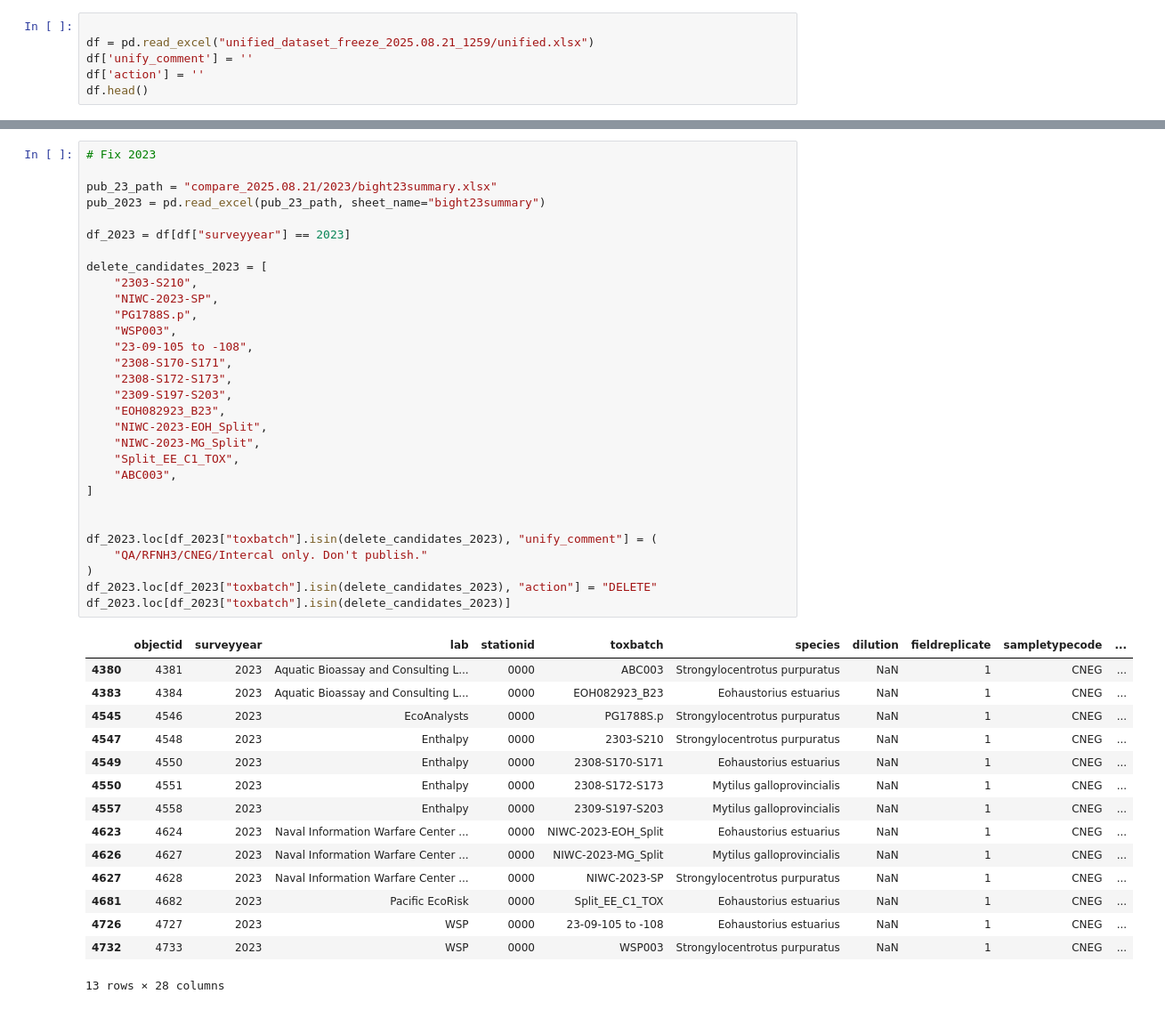
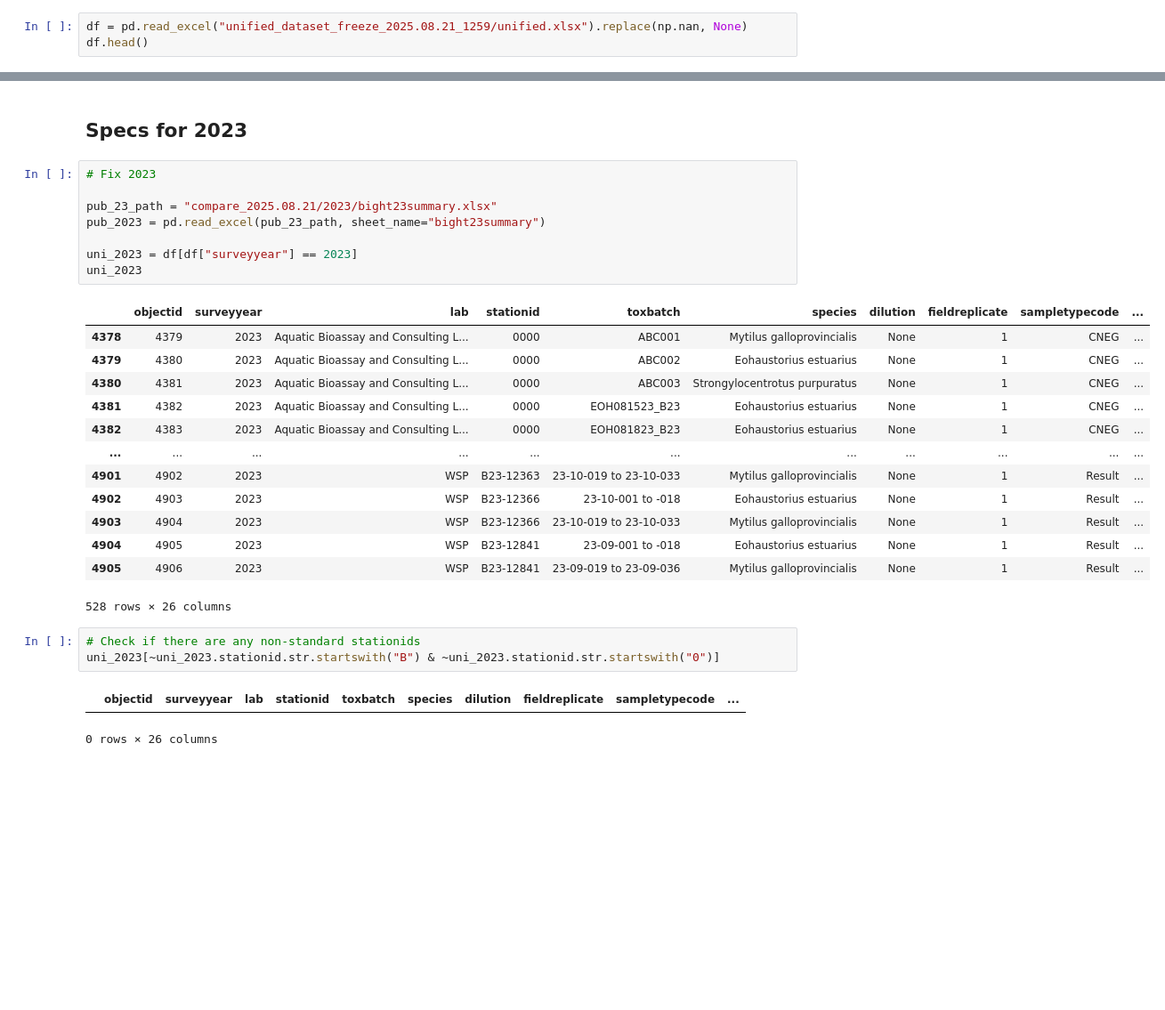
Before and after one commit to SCCWRP/Unify-Bight-Sediment-Toxicity, a Jupyter notebook: unified_edits.ipynb, the cells around one changed output, grey strips where cells are left out. Shown at 89% size. Saved outputs shown, nothing was run; the diff lists cells and outputs as text; blank space fills up the shorter version.

Commit message:
Unify suggested edits with dataset.

```diff
--- a/unified_edits.ipynb
+++ b/unified_edits.ipynb
@@ -5,8 +41,5 @@ from pathlib import Path
 # %%
-
-df = pd.read_excel("unified_dataset_freeze_2025.08.21_1259/unified.xlsx")
-df['unify_comment'] = ''
-df['action'] = ''
+df = pd.read_excel("unified_dataset_freeze_2025.08.21_1259/unified.xlsx").replace(np.nan, None)
 df.head()
 # %% [output]
 |  | objectid | surveyyear | lab | stationid | toxbatch | species | dilution | fieldreplicate | sampletypecode | ... |
@@ -19,46 +52,30 @@ df.head()
+# %% [markdown]
+## Specs for 2023
 # %%
 # Fix 2023
 
 pub_23_path = "compare_2025.08.21/2023/bight23summary.xlsx"
 pub_2023 = pd.read_excel(pub_23_path, sheet_name="bight23summary")
 
-df_2023 = df[df["surveyyear"] == 2023]
-
-delete_candidates_2023 = [
-    "2303-S210",
-    "NIWC-2023-SP",
-    "PG1788S.p",
-    "WSP003",
-    "23-09-105 to -108",
-    "2308-S170-S171",
-    "2308-S172-S173",
-    "2309-S197-S203",
-    "EOH082923_B23",
-    "NIWC-2023-EOH_Split",
-    "NIWC-2023-MG_Split",
-    "Split_EE_C1_TOX",
-    "ABC003",
-]
-
-
-df_2023.loc[df_2023["toxbatch"].isin(delete_candidates_2023), "unify_comment"] = (
-    "QA/RFNH3/CNEG/Intercal only. Don't publish."
-)
-df_2023.loc[df_2023["toxbatch"].isin(delete_candidates_2023), "action"] = "DELETE"
-df_2023.loc[df_2023["toxbatch"].isin(delete_candidates_2023)]
+uni_2023 = df[df["surveyyear"] == 2023]
+uni_2023
 # %% [output]
 |  | objectid | surveyyear | lab | stationid | toxbatch | species | dilution | fieldreplicate | sampletypecode | ... |
-| 4380 | 4381 | 2023 | Aquatic Bioassay and Consulting L... | 0000 | ABC003 | Strongylocentrotus purpuratus | NaN | 1 | CNEG | ... |
-| 4383 | 4384 | 2023 | Aquatic Bioassay and Consulting L... | 0000 | EOH082923_B23 | Eohaustorius estuarius | NaN | 1 | CNEG | ... |
-| 4545 | 4546 | 2023 | EcoAnalysts | 0000 | PG1788S.p | Strongylocentrotus purpuratus | NaN | 1 | CNEG | ... |
-| 4547 | 4548 | 2023 | Enthalpy | 0000 | 2303-S210 | Strongylocentrotus purpuratus | NaN | 1 | CNEG | ... |
-| 4549 | 4550 | 2023 | Enthalpy | 0000 | 2308-S170-S171 | Eohaustorius estuarius | NaN | 1 | CNEG | ... |
-| 4550 | 4551 | 2023 | Enthalpy | 0000 | 2308-S172-S173 | Mytilus galloprovincialis | NaN | 1 | CNEG | ... |
-| 4557 | 4558 | 2023 | Enthalpy | 0000 | 2309-S197-S203 | Mytilus galloprovincialis | NaN | 1 | CNEG | ... |
-| 4623 | 4624 | 2023 | Naval Information Warfare Center ... | 0000 | NIWC-2023-EOH_Split | Eohaustorius estuarius | NaN | 1 | CNEG | ... |
-| 4626 | 4627 | 2023 | Naval Information Warfare Center ... | 0000 | NIWC-2023-MG_Split | Mytilus galloprovincialis | NaN | 1 | CNEG | ... |
-| 4627 | 4628 | 2023 | Naval Information Warfare Center ... | 0000 | NIWC-2023-SP | Strongylocentrotus purpuratus | NaN | 1 | CNEG | ... |
-| 4681 | 4682 | 2023 | Pacific EcoRisk | 0000 | Split_EE_C1_TOX | Eohaustorius estuarius | NaN | 1 | CNEG | ... |
-| 4726 | 4727 | 2023 | WSP | 0000 | 23-09-105 to -108 | Eohaustorius estuarius | NaN | 1 | CNEG | ... |
-| 4732 | 4733 | 2023 | WSP | 0000 | WSP003 | Strongylocentrotus purpuratus | NaN | 1 | CNEG | ... |
+| 4378 | 4379 | 2023 | Aquatic Bioassay and Consulting L... | 0000 | ABC001 | Mytilus galloprovincialis | None | 1 | CNEG | ... |
+| 4379 | 4380 | 2023 | Aquatic Bioassay and Consulting L... | 0000 | ABC002 | Eohaustorius estuarius | None | 1 | CNEG | ... |
+| 4380 | 4381 | 2023 | Aquatic Bioassay and Consulting L... | 0000 | ABC003 | Strongylocentrotus purpuratus | None | 1 | CNEG | ... |
+| 4381 | 4382 | 2023 | Aquatic Bioassay and Consulting L... | 0000 | EOH081523_B23 | Eohaustorius estuarius | None | 1 | CNEG | ... |
+| 4382 | 4383 | 2023 | Aquatic Bioassay and Consulting L... | 0000 | EOH081823_B23 | Eohaustorius estuarius | None | 1 | CNEG | ... |
+| ... | ... | ... | ... | ... | ... | ... | ... | ... | ... | ... |
+| 4901 | 4902 | 2023 | WSP | B23-12363 | 23-10-019 to 23-10-033 | Mytilus galloprovincialis | None | 1 | Result | ... |
+| 4902 | 4903 | 2023 | WSP | B23-12366 | 23-10-001 to -018 | Eohaustorius estuarius | None | 1 | Result | ... |
+| 4903 | 4904 | 2023 | WSP | B23-12366 | 23-10-019 to 23-10-033 | Mytilus galloprovincialis | None | 1 | Result | ... |
+| 4904 | 4905 | 2023 | WSP | B23-12841 | 23-09-001 to -018 | Eohaustorius estuarius | None | 1 | Result | ... |
+| 4905 | 4906 | 2023 | WSP | B23-12841 | 23-09-019 to 23-09-036 | Mytilus galloprovincialis | None | 1 | Result | ... |
-13 rows × 28 columns
+528 rows × 26 columns
+# %%
+# Check if there are any non-standard stationids
+uni_2023[~uni_2023.stationid.str.startswith("B") & ~uni_2023.stationid.str.startswith("0")]
+# %% [output]
+|  | objectid | surveyyear | lab | stationid | toxbatch | species | dilution | fieldreplicate | sampletypecode | ... |
+0 rows × 26 columns
```
Also changed, not shown: parts of 106 cells of this notebook, 2 other files.
